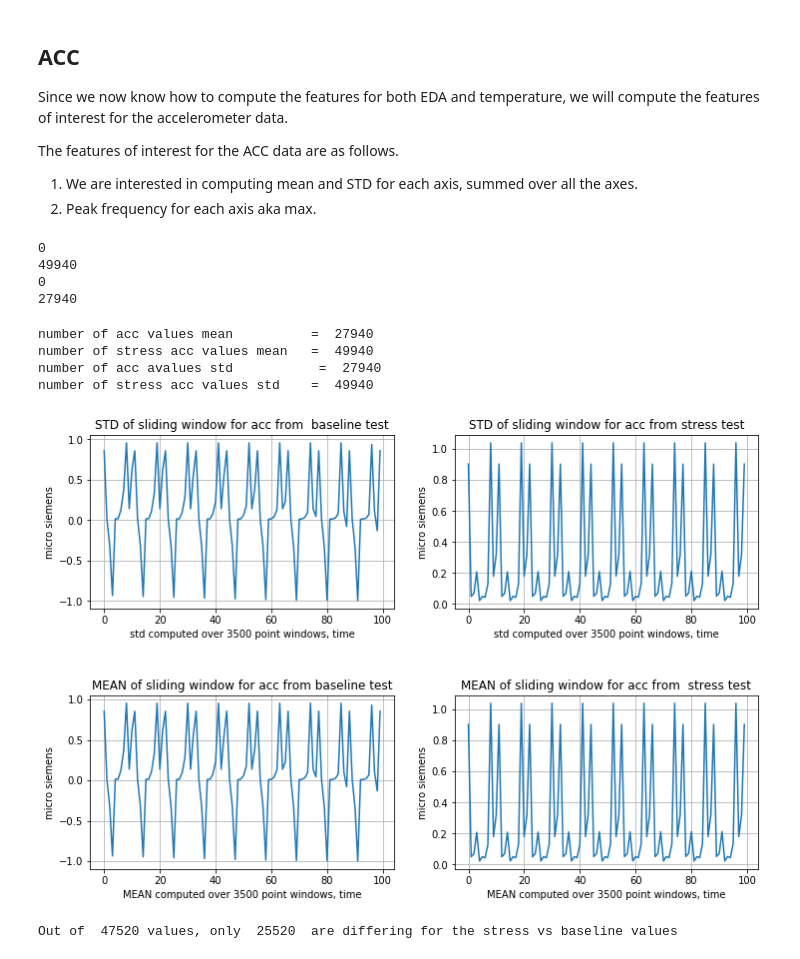
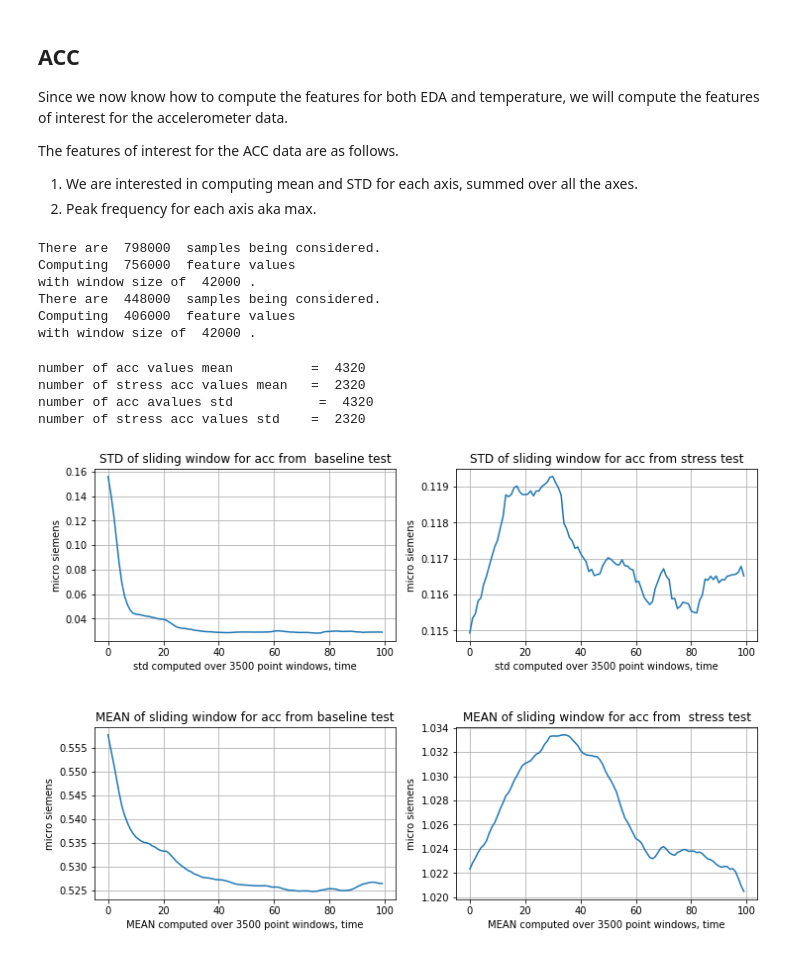
Before and after one commit to BradySheehan/wesad_experiments, a Jupyter notebook: notebooks/feature-exploration-continued.ipynb, the cells around one changed output. Cells and saved outputs as stored; diff of their text form; code cells hidden in the pictures.

Commit message:
Fixed bug in the sliding window calculation that resulted from improper multi list declaration, using explicit syntax now

```diff
--- a/notebooks/feature-exploration-continued.ipynb
+++ b/notebooks/feature-exploration-continued.ipynb
@@ -63,7 +66,7 @@ The features of interest for the ACC data are as follows.
 # and this: https://stackoverflow.com/questions/43288550/iopub-data-rate-exceeded-in-jupyter-notebook-when-viewing-image
 # If you reach the IOPub data rate.
 
-window_size = 3500
+window_size = 42000
 window_shift = 175
 acc_features_base = data.get_features_for_acc(acc, window_size, window_shift)
 acc_features_stress = data.get_features_for_acc(acc_stress, window_size, window_shift)
@@ -71,21 +74,23 @@ acc_features_stress = data.get_features_for_acc(acc_stress, window_size, window_
 # print(acc_features)
 # print(acc_features_stress)
 # %% [output]
-0
-49940
-0
-27940
+There are  798000  samples being considered.
+Computing  756000  feature values
+with window size of  42000 .
+There are  448000  samples being considered.
+Computing  406000  feature values
+with window size of  42000 .
 # %%
-print('number of acc values mean          = ', len(acc_features_stress['mean']))
-print('number of stress acc values mean   = ', len(acc_features_base['mean']))
+print('number of acc values mean          = ', len(acc_features_base['mean']))
+print('number of stress acc values mean   = ', len(acc_features_stress['mean']))
 
-print('number of acc avalues std           = ', len(acc_features_stress['std']))
-print('number of stress acc values std    = ', len(acc_features_base['std']))
+print('number of acc avalues std           = ', len(acc_features_base['std']))
+print('number of stress acc values std    = ', len(acc_features_stress['std']))
 # %% [output]
-number of acc values mean          =  27940
-number of stress acc values mean   =  49940
-number of acc avalues std           =  27940
-number of stress acc values std    =  49940
+number of acc values mean          =  4320
+number of stress acc values mean   =  2320
+number of acc avalues std           =  4320
+number of stress acc values std    =  2320
 # %%
 range_to_plot = range(100)
 # %%
@@ -93,42 +98,37 @@ fig = plt.figure(figsize=(12,8))
 fig.subplots_adjust(hspace=.5)
 
 ax221 = plt.subplot(2, 2, 1)
-ax221.plot(list(range_to_plot), acc_features['std'][0:max(range_to_plot)+1])
+ax221.plot(list(range_to_plot), acc_features_base['std'][0:max(range_to_plot)+1])
 
 ax221.set(xlabel='std computed over 3500 point windows, time', ylabel = 'micro siemens',
        title = 'STD of sliding window for acc from  baseline test')
 ax221.grid()
 
 ax222 = plt.subplot(2, 2, 2)
 ax222.plot(list(range_to_plot), acc_features_stress['std'][0:max(range_to_plot)+1])
 
 ax222.set(xlabel='std computed over 3500 point windows, time', ylabel = 'micro siemens',
         title = 'STD of sliding window for acc from stress test')
 ax222.grid()
 
 
 ax223 = plt.subplot(2, 2, 3)
-ax223.plot(list(range_to_plot), acc_features['mean'][0:max(range_to_plot)+1])
+ax223.plot(list(range_to_plot), acc_features_base['mean'][0:max(range_to_plot)+1])
 
 ax223.set(xlabel='MEAN computed over 3500 point windows, time', ylabel = 'micro siemens',
         title = 'MEAN of sliding window for acc from baseline test')
 ax223.grid()
 
 
 ax224 = plt.subplot(2, 2, 4)
 ax224.plot(list(range_to_plot), acc_features_stress['mean'][0:max(range_to_plot)+1])
 
 ax224.set(xlabel='MEAN computed over 3500 point windows, time', ylabel = 'micro siemens',
        title = 'MEAN of sliding window for acc from  stress test')
 ax224.grid()
 plt.show()
 # %% [output]
-[figure, old version]
+[figure, new version]
-# %%
-import operator
-print("Out of ", len(acc_features['mean']), "values, only " , np.count_nonzero(list(map(operator.sub, acc_features_stress['mean'],  acc_features['mean']))), " are differing for the stress vs baseline values")
-# %% [output]
-Out of  47520 values, only  25520  are differing for the stress vs baseline values
 # %%
 fig = plt.figure(figsize=(12,8))
 fig.subplots_adjust(hspace=.5)
```
Also changed, not shown: parts of 2 cells of this notebook, 3 other files.
